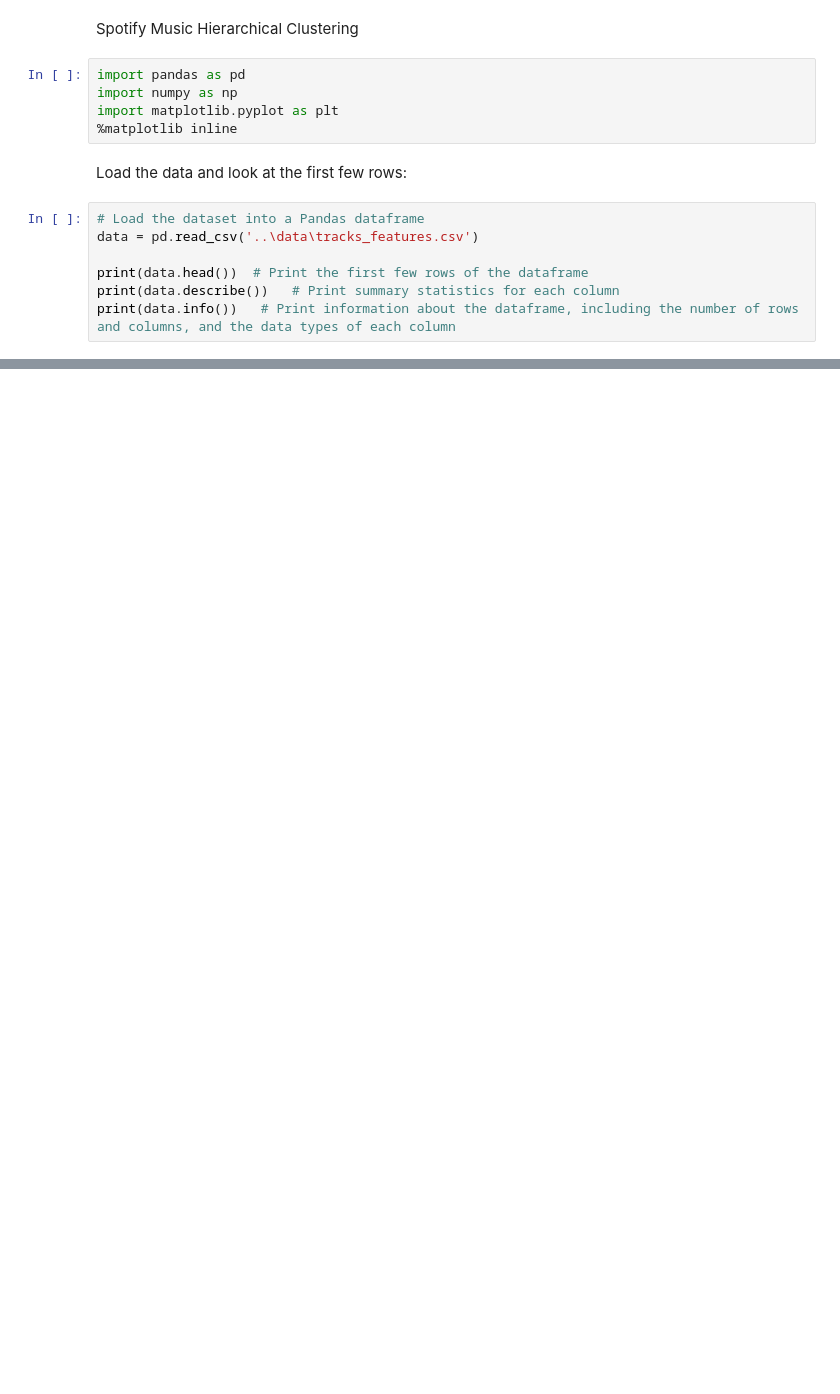
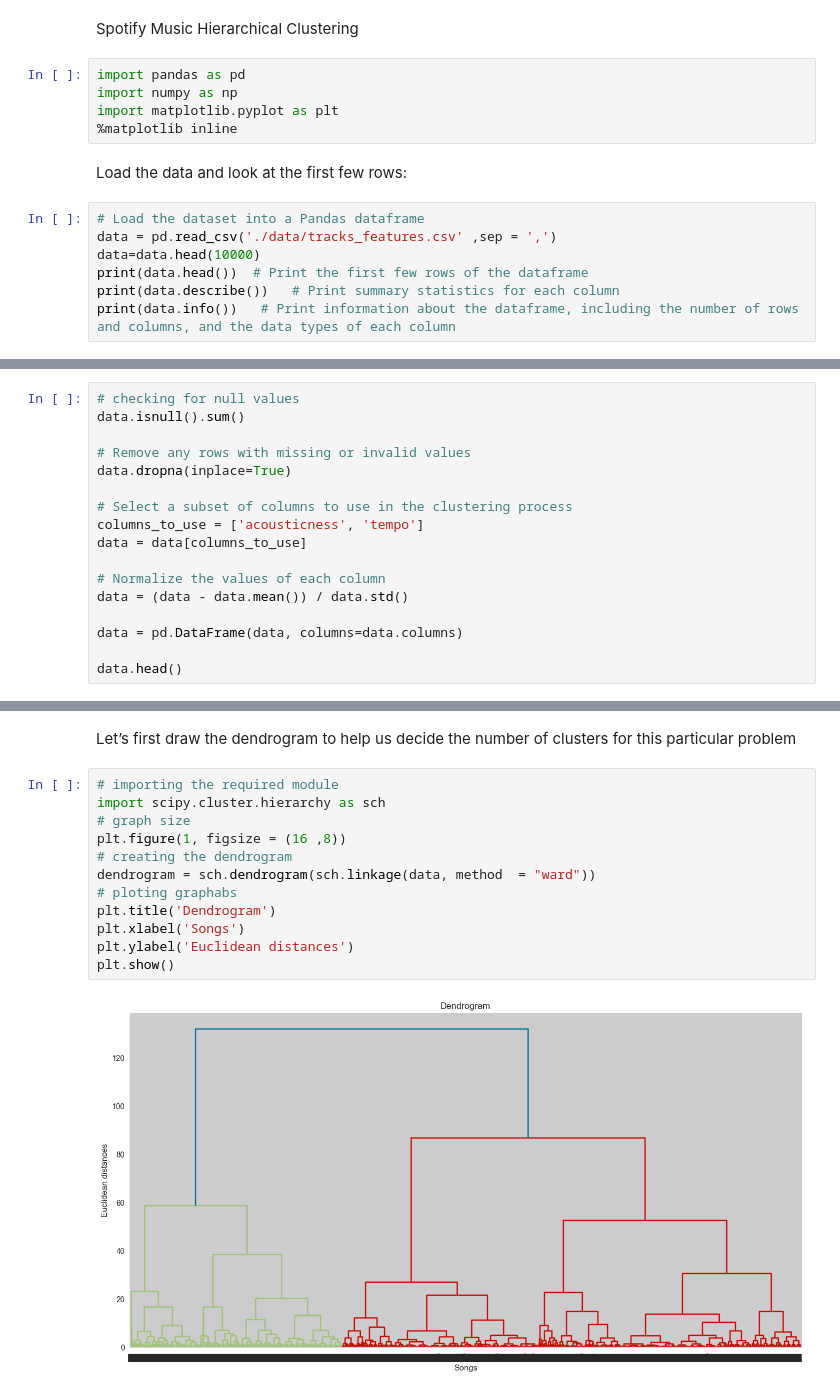
Before and after one commit to huynm116/songs-clustering-project, a Jupyter notebook: hierarchical_clustering.ipynb, the cells around one changed output, grey strips where cells are left out. Drawn from its saved outputs; the diff is of its cells as text; blank space fills up the shorter version.

```diff
--- a/hierarchical_clustering.ipynb
+++ b/hierarchical_clustering.ipynb
@@ -9,8 +9,8 @@ import matplotlib.pyplot as plt
 Load the data and look at the first few rows:
 # %%
 # Load the dataset into a Pandas dataframe
-data = pd.read_csv('..\data\tracks_features.csv')
-
+data = pd.read_csv('./data/tracks_features.csv' ,sep = ',')
+data=data.head(10000)
 print(data.head())  # Print the first few rows of the dataframe
 print(data.describe())   # Print summary statistics for each column
 print(data.info())   # Print information about the dataframe, including the number of rows and columns, and the data types of each column
@@ -18,0 +37,17 @@ FileNotFoundError: [Errno 2] No such file or directory: '/kaggle/input/spotify-1
+# %%
+# checking for null values
+data.isnull().sum()
+
+# Remove any rows with missing or invalid values
+data.dropna(inplace=True)
+
+# Select a subset of columns to use in the clustering process
+columns_to_use = ['acousticness', 'tempo']
+data = data[columns_to_use]
+
+# Normalize the values of each column
+data = (data - data.mean()) / data.std()
+
+data = pd.DataFrame(data, columns=data.columns)
+
+data.head()
@@ -18,0 +61,16 @@ FileNotFoundError: [Errno 2] No such file or directory: '/kaggle/input/spotify-1
+# %% [markdown]
+ Let’s first draw the dendrogram to help us decide the number of clusters for this particular problem
+# %%
+# importing the required module
+import scipy.cluster.hierarchy as sch
+# graph size
+plt.figure(1, figsize = (16 ,8))
+# creating the dendrogram
+dendrogram = sch.dendrogram(sch.linkage(data, method  = "ward"))
+# ploting graphabs
+plt.title('Dendrogram')
+plt.xlabel('Songs')
+plt.ylabel('Euclidean distances')
+plt.show()
+# %% [output]
+[figure, added]
```
Also changed, not shown: parts of 12 cells of this notebook.
